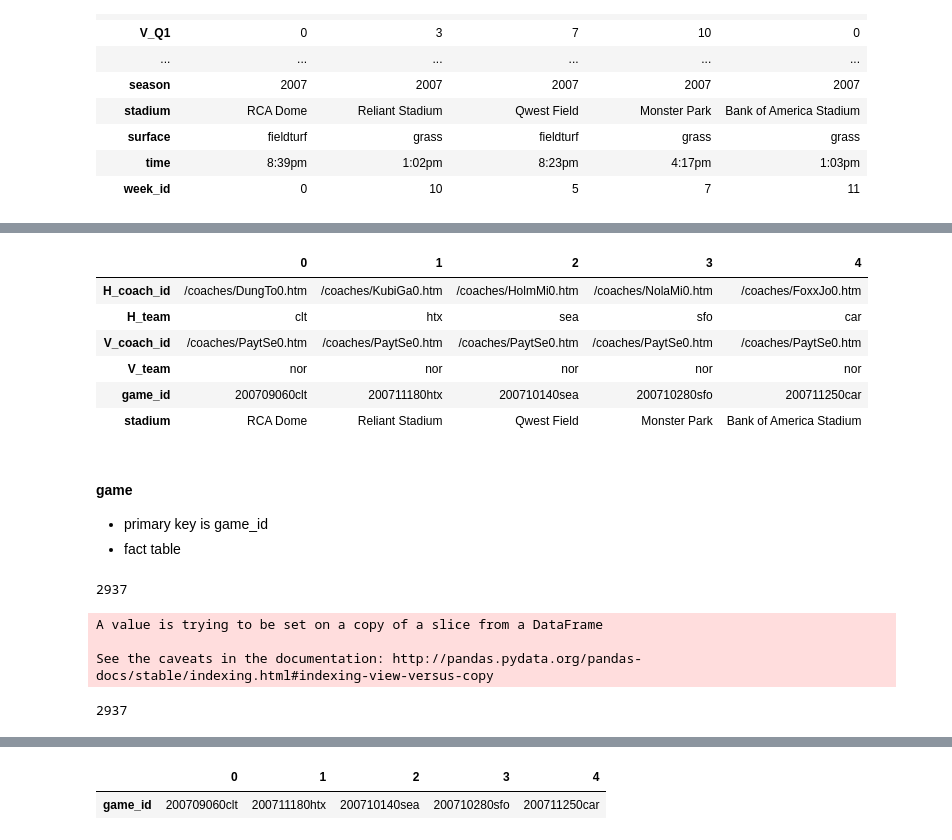
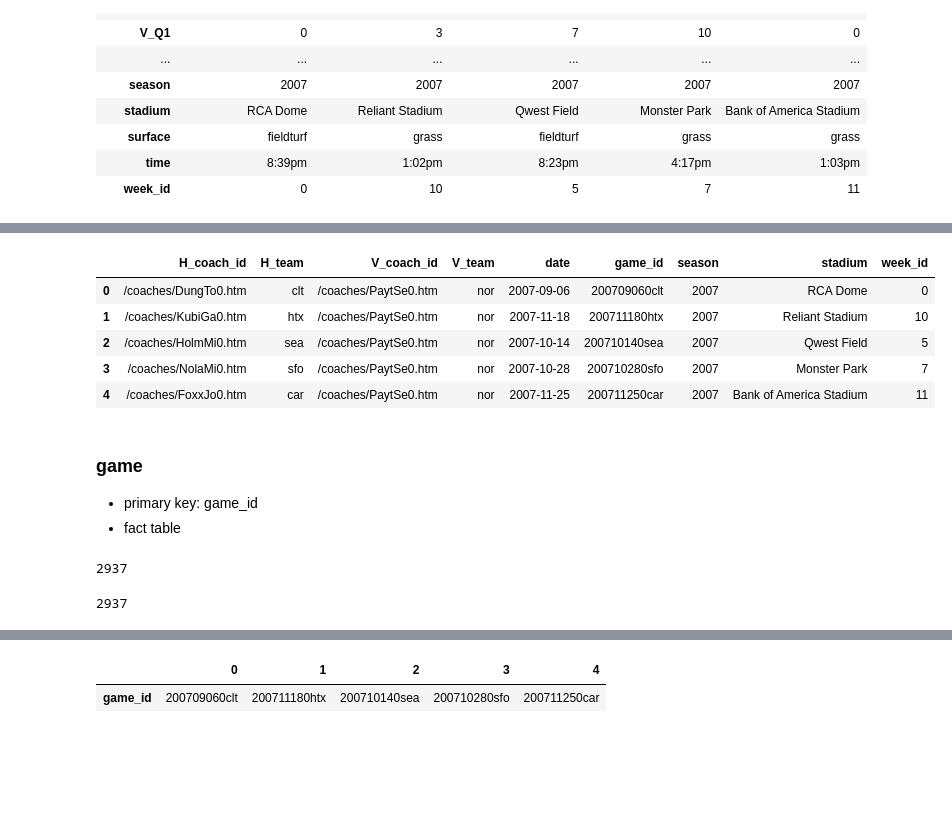
Before and after one commit to joshplotkin/modeling-football-outcomes-2019, a Jupyter notebook: public01_write_tables.ipynb, the cells around one changed output, grey strips where cells are left out. Cells and saved outputs as stored; diff of their text form; code cells hidden in the pictures; blank space fills up the shorter version.

```diff
--- a/public01_write_tables.ipynb
+++ b/public01_write_tables.ipynb
@@ -1011,8 +1108,8 @@ base_df[sorted(list(base_df_remaining))].head().T
 # %%
 key = ['game_id']
 outcome_fields = key + [
-    'H_Final','H_Q1','H_Q2','H_Q3','H_Q4','H_score',
-    'V_Final','V_Q1','V_Q2','V_Q3','V_Q4','V_score']
+    'H_Final','H_Q1','H_Q2','H_Q3','H_Q4',
+    'V_Final','V_Q1','V_Q2','V_Q3','V_Q4']
 
 outcomes = base_df[outcome_fields]
 assert outcomes.groupby(key).size().max() == 1
@@ -1060,5 +1156,5 @@ tmp2.sort_values(by='diff').head()
 | 1009 | 200710290den | 7 | 6 | 0 | 0 | 13 | -6 |
 | 1143 | 200910110kan | 0 | 3 | 7 | 10 | 20 | -6 |
 # %%
-outcomes['H_OT'] = outcomes['H_score'] - outcomes[['H_Q1','H_Q2','H_Q3','H_Q4']].sum(axis=1)
-outcomes['V_OT'] = outcomes['V_score'] - outcomes[['V_Q1','V_Q2','V_Q3','V_Q4']].sum(axis=1)
+outcomes.loc[:, 'H_OT'] = outcomes['H_Final'] - outcomes[['H_Q1','H_Q2','H_Q3','H_Q4']].sum(axis=1)
+outcomes.loc[:, 'V_OT'] = outcomes['V_Final'] - outcomes[['V_Q1','V_Q2','V_Q3','V_Q4']].sum(axis=1)
@@ -1075,6 +1161,6 @@ See the caveats in the documentation: http://pandas.pydata.org/pandas-docs/stabl
 # %%
 outcomes.shape[0]
-outcomes.drop_duplicates(inplace=True)
+outcomes = outcomes.drop_duplicates()
 outcomes.shape[0]
 # %% [output]
 2937
@@ -1122,11 +1200,7 @@ base_df[sorted(list(base_df_remaining))].head().T
 # %%
-base_df['is_neutral'] = (base_df['home_team'] == 'neutral').astype(int)
-base_df.drop('home_team', axis=1, inplace=True)
-
 key = ['game_id']
-metadata_fields = key + [
-    'season','week_id','date','day_of_week','duration','prf_weather','roof',
-    'surface','time','attendance','is_neutral']
+metadata_fields = key + ['day_of_week','duration','prf_weather','roof',
+                         'surface','time','attendance']
 
 metadata_df = base_df[metadata_fields]
 assert metadata_df.groupby(key).size().max() == 1
@@ -1153,18 +1218,17 @@ See the caveats in the documentation: http://pandas.pydata.org/pandas-docs/stabl
 # %%
 base_df_remaining = set(base_df_remaining) \
                     - set(metadata_fields) \
                     - set(['home_team']) \
                     | set(key)
-base_df[sorted(list(base_df_remaining))].head().T
+base_df[sorted(list(base_df_remaining))].head()
 # %% [output]
-|  | 0 | 1 | 2 | 3 | 4 |
-| H_coach_id | /coaches/DungTo0.htm | /coaches/KubiGa0.htm | /coaches/HolmMi0.htm | /coaches/NolaMi0.htm | /coaches/FoxxJo0.htm |
-| H_team | clt | htx | sea | sfo | car |
-| V_coach_id | /coaches/PaytSe0.htm | /coaches/PaytSe0.htm | /coaches/PaytSe0.htm | /coaches/PaytSe0.htm | /coaches/PaytSe0.htm |
-| V_team | nor | nor | nor | nor | nor |
-| game_id | 200709060clt | 200711180htx | 200710140sea | 200710280sfo | 200711250car |
-| stadium | RCA Dome | Reliant Stadium | Qwest Field | Monster Park | Bank of America Stadium |
+|  | H_coach_id | H_team | V_coach_id | V_team | date | game_id | season | stadium | week_id |
+| 0 | /coaches/DungTo0.htm | clt | /coaches/PaytSe0.htm | nor | 2007-09-06 | 200709060clt | 2007 | RCA Dome | 0 |
+| 1 | /coaches/KubiGa0.htm | htx | /coaches/PaytSe0.htm | nor | 2007-11-18 | 200711180htx | 2007 | Reliant Stadium | 10 |
+| 2 | /coaches/HolmMi0.htm | sea | /coaches/PaytSe0.htm | nor | 2007-10-14 | 200710140sea | 2007 | Qwest Field | 5 |
+| 3 | /coaches/NolaMi0.htm | sfo | /coaches/PaytSe0.htm | nor | 2007-10-28 | 200710280sfo | 2007 | Monster Park | 7 |
+| 4 | /coaches/FoxxJo0.htm | car | /coaches/PaytSe0.htm | nor | 2007-11-25 | 200711250car | 2007 | Bank of America Stadium | 11 |
 # %% [markdown]
-#### __game__
-* primary key is game_id
+### __game__
+* primary key: game_id
 * fact table
@@ -1176,10 +1252,7 @@ game = base_df[key + list(set(base_cols) - set(key))]
 # %%
 game.shape[0]
-game.drop_duplicates(inplace=True)
+game = game.drop_duplicates()
 game.shape[0]
 # %% [output]
 2937
-A value is trying to be set on a copy of a slice from a DataFrame
-
-See the caveats in the documentation: http://pandas.pydata.org/pandas-docs/stable/indexing.html#indexing-view-versus-copy
+2937
-2937
```
Also changed, not shown: parts of 80 cells of this notebook, 2 other files.
